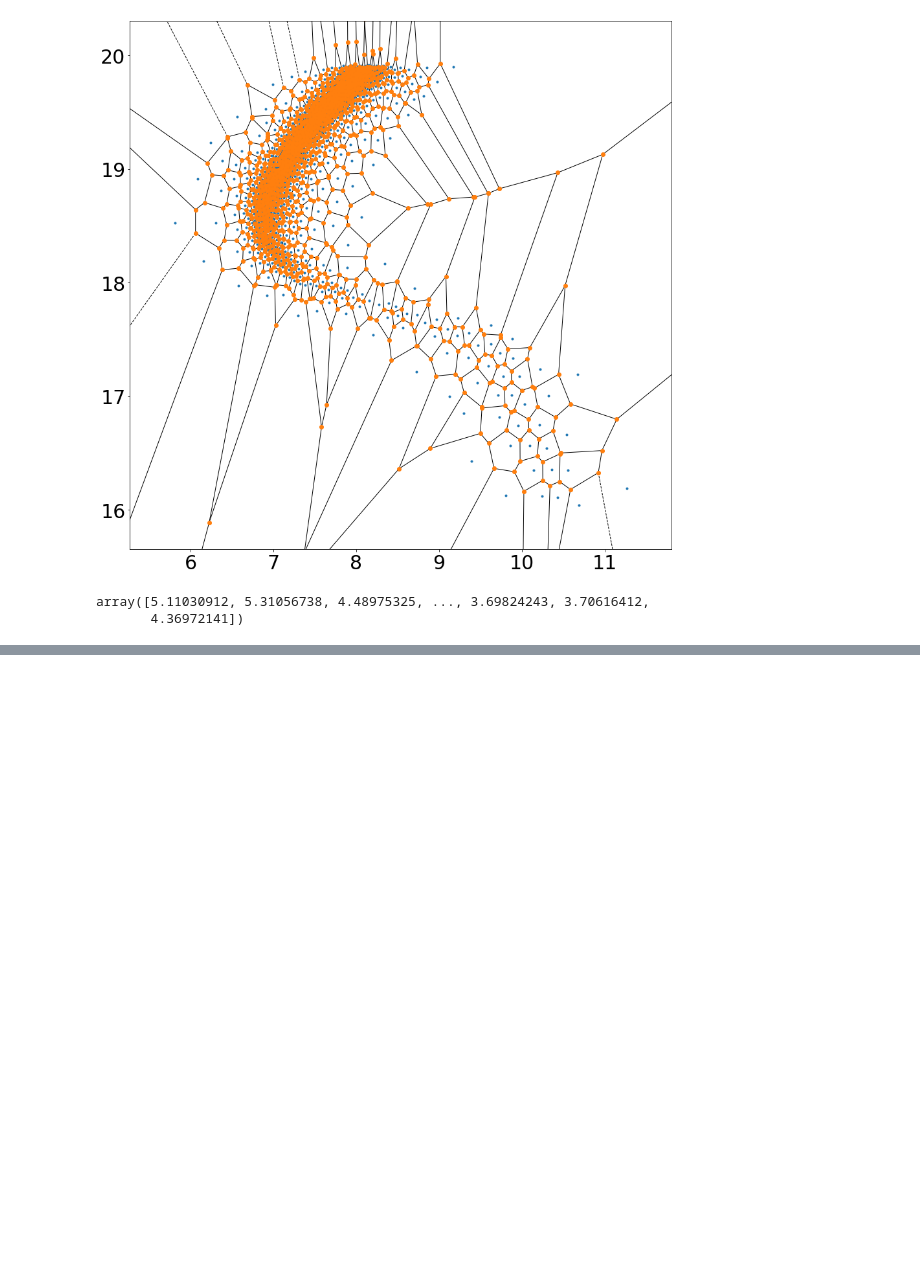
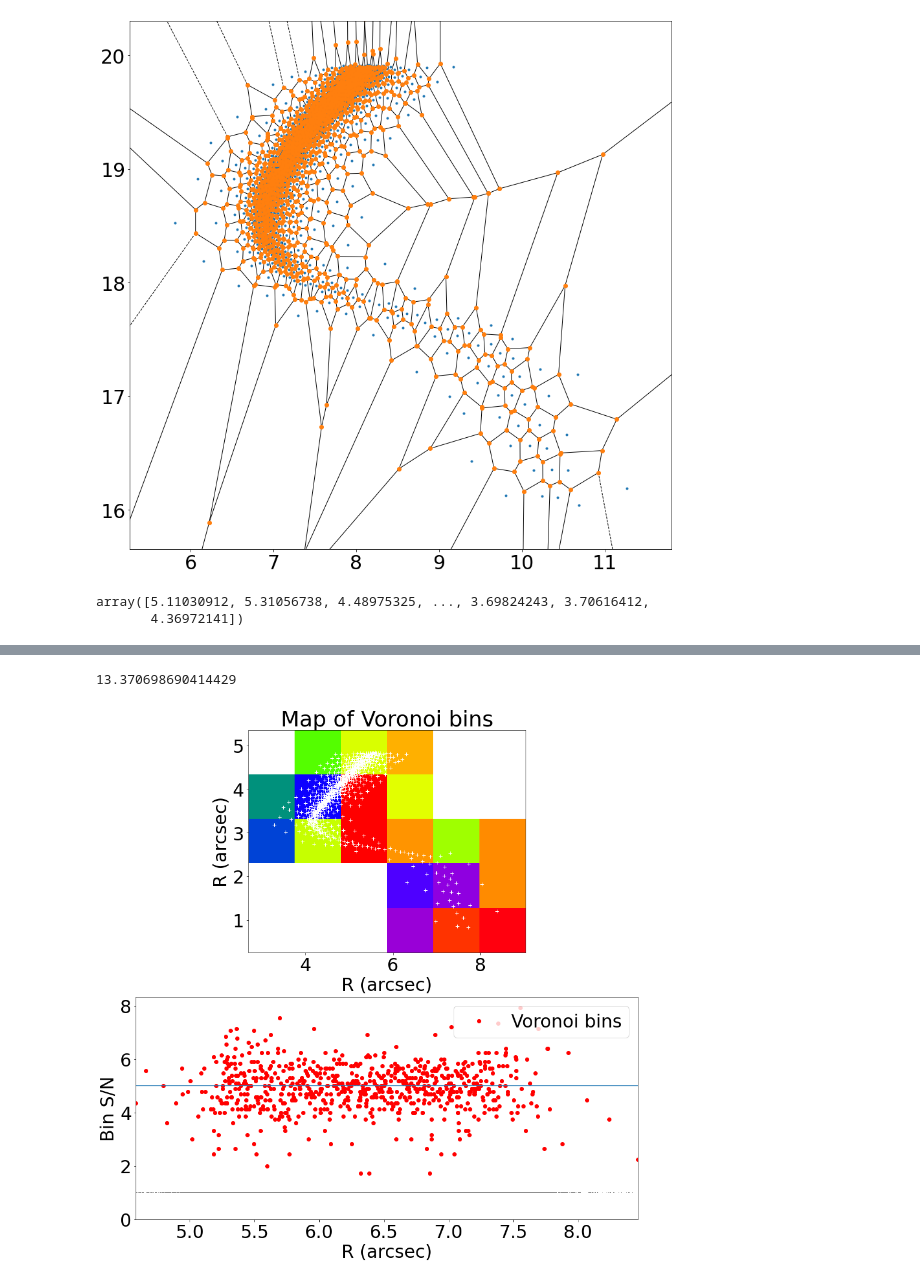
Before and after one commit to 200k33p3r/M92, a Jupyter notebook: Vorbin_test_real_data.ipynb, the cells around one changed output, grey strips where cells are left out. Cells and saved outputs as stored; diff of their text form; code cells hidden in the pictures; blank space fills up the shorter version.

```diff
--- a/Vorbin_test_real_data.ipynb
+++ b/Vorbin_test_real_data.ipynb
@@ -236,0 +264,26 @@ array([5.11030912, 5.31056738, 4.48975325, ..., 3.69824243, 3.70616412,
+# %%
+from os import path
+import numpy as np
+import matplotlib.pyplot as plt
+import pandas as pd
+import time
+from scipy.spatial import Voronoi, voronoi_plot_2d
+plt.matplotlib.rcParams['figure.figsize'] = (15,15)
+plt.matplotlib.rcParams['font.size'] = 30
+# %%
+#read observation data
+dp = pd.read_csv('/data/outcmd/mc10000.a09000', skiprows=3, names=['vi','v','i'],sep='\s+')
+y = dp['v'].values[:18000]
+x = dp['vi'].values[:18000]*12.5
+obs_size = len(x)
+
+signal = np.array([1]*obs_size)
+noise = np.array([1]*obs_size)
+start = time.time()
+targetSN = 5
+binNum, xBin, yBin, xBar, yBar, sn, nPixels, scale = voronoi_2d_binning.voronoi_2d_binning(x, y, signal, noise, targetSN,cvt=True, pixelsize=1, plot=True,quiet=True, sn_func=None, wvt=True)
+end = time.time()
+print(end - start)
+# %% [output]
+13.370698690414429
+[figure, added]
```
Also changed, not shown: parts of 12 cells of this notebook, 4 other files.
